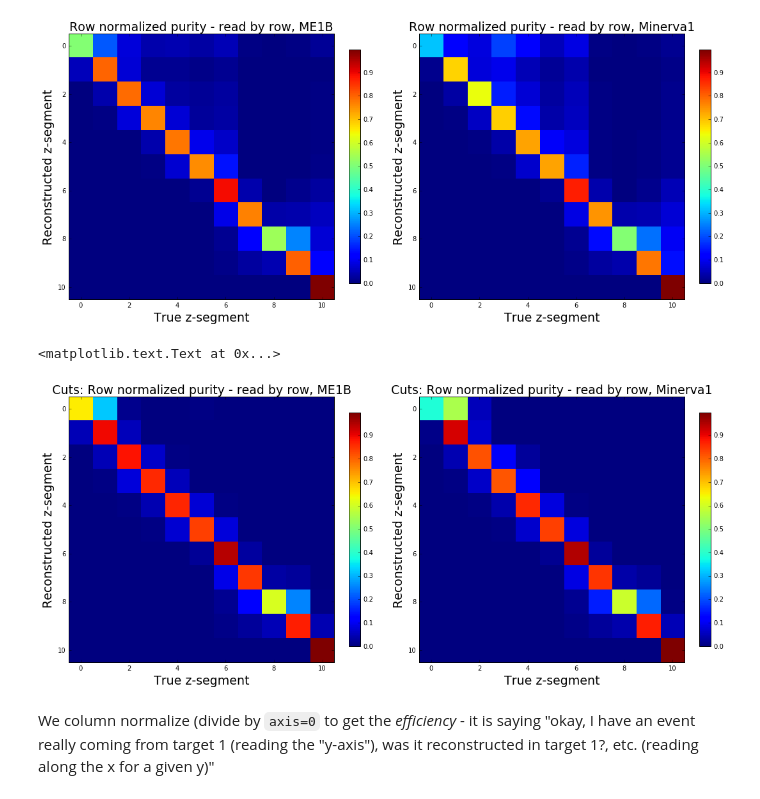
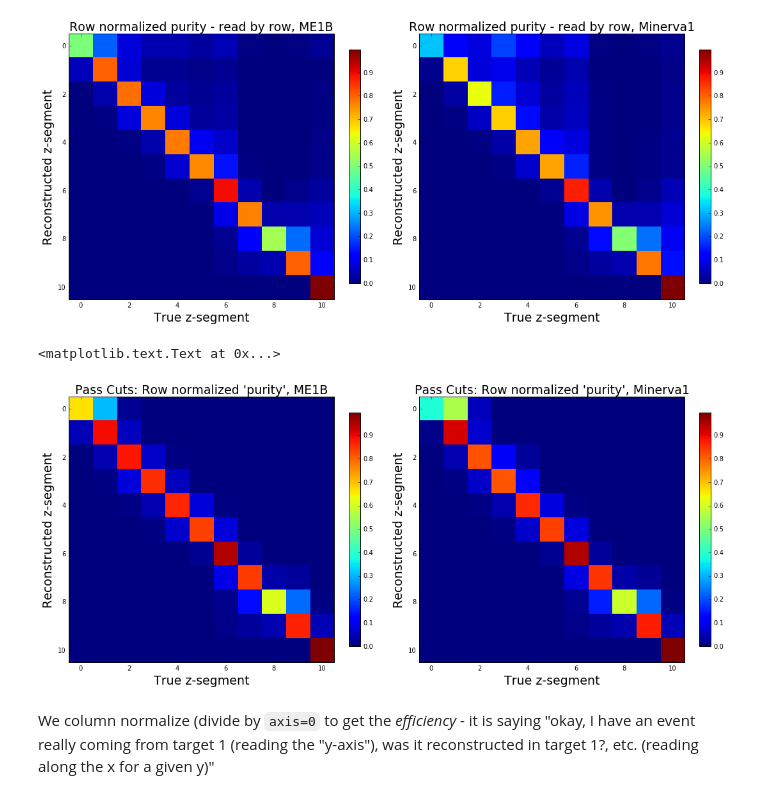
Before and after one commit to faizaakbar/ANNMINERvA, a Jupyter notebook: understanding_tracking_perf.ipynb, the cells around one changed output. Cells and saved outputs as stored; diff of their text form; code cells hidden in the pictures.

```diff
--- a/understanding_tracking_perf.ipynb
+++ b/understanding_tracking_perf.ipynb
@@ -71,23 +71,23 @@ plt.ylabel('Reconstructed z-segment', fontsize=19)
 # %%
 fig = plt.figure(figsize=(18,12))
 gs = plt.GridSpec(1, 2)
 
 ax = plt.subplot(gs[0])
 im = ax.imshow(pur_pass_me1Bmc, cmap=plt.get_cmap('jet'), interpolation='nearest')
 cbar = plt.colorbar(im, fraction=0.04)
-plt.title("Cuts: Row normalized purity - read by row, ME1B", fontsize=19)
+plt.title("Pass Cuts: Row normalized 'purity', ME1B", fontsize=19)
 plt.xlabel('True z-segment', fontsize=19)
 plt.ylabel('Reconstructed z-segment', fontsize=19)
 
 ax = plt.subplot(gs[1])
 im = ax.imshow(pur_pass_minerva1mc, cmap=plt.get_cmap('jet'), interpolation='nearest')
 cbar = plt.colorbar(im, fraction=0.04)
-plt.title("Cuts: Row normalized purity - read by row, Minerva1", fontsize=19)
+plt.title("Pass Cuts: Row normalized 'purity', Minerva1", fontsize=19)
 plt.xlabel('True z-segment', fontsize=19)
 plt.ylabel('Reconstructed z-segment', fontsize=19)
 # %% [output]
 <matplotlib.text.Text at 0x...>
-[figure, old version]
+[figure, new version]
 # %% [markdown]
 We column normalize (divide by `axis=0` to get the _efficiency_ - it is saying "okay, I have an event really coming from target 1 (reading the "y-axis"), was it reconstructed in target 1?, etc. (reading along the x for a given y)"
 # %%
```
Also changed, not shown: parts of 3 cells of this notebook, 1 other file.
